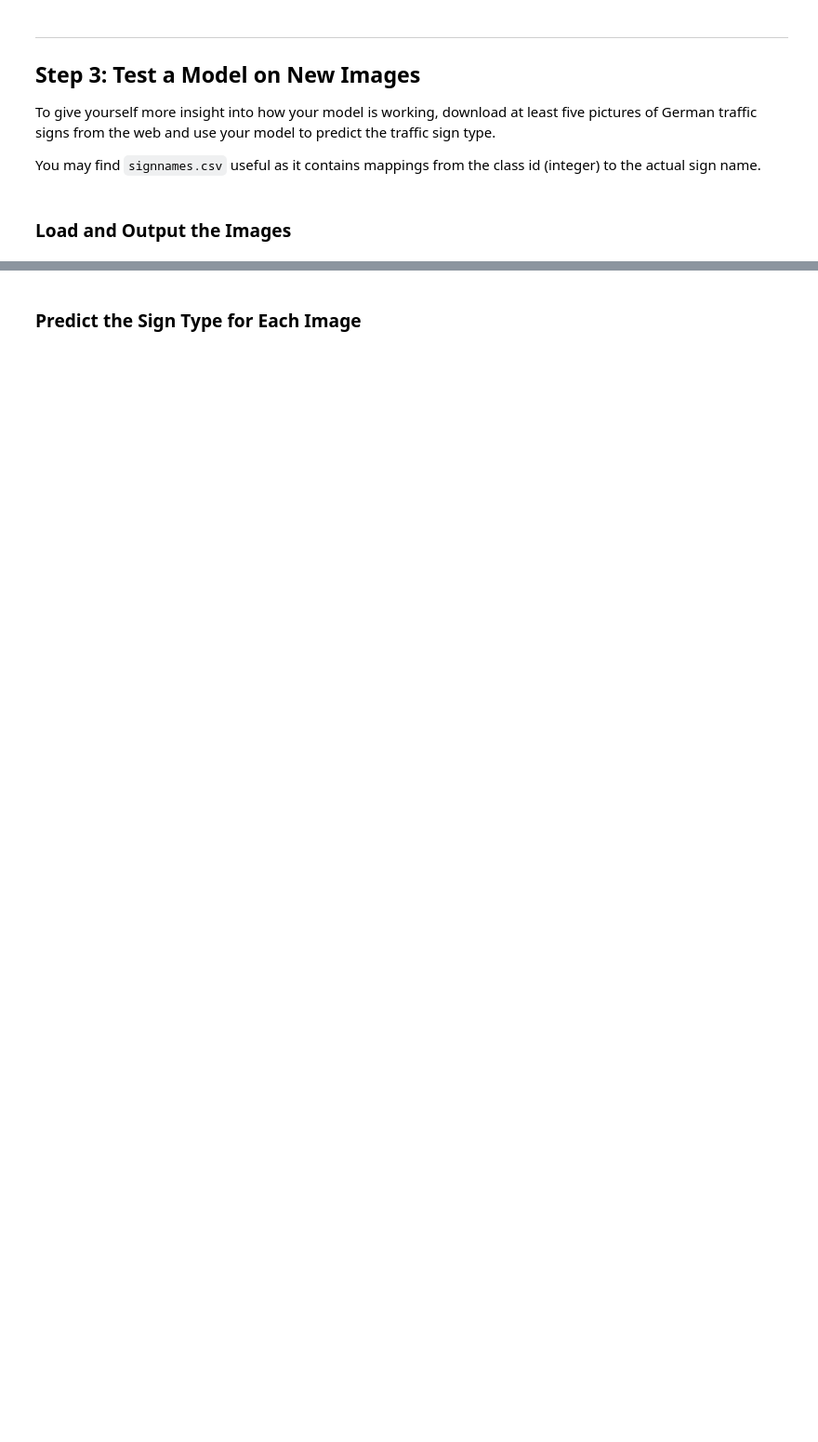
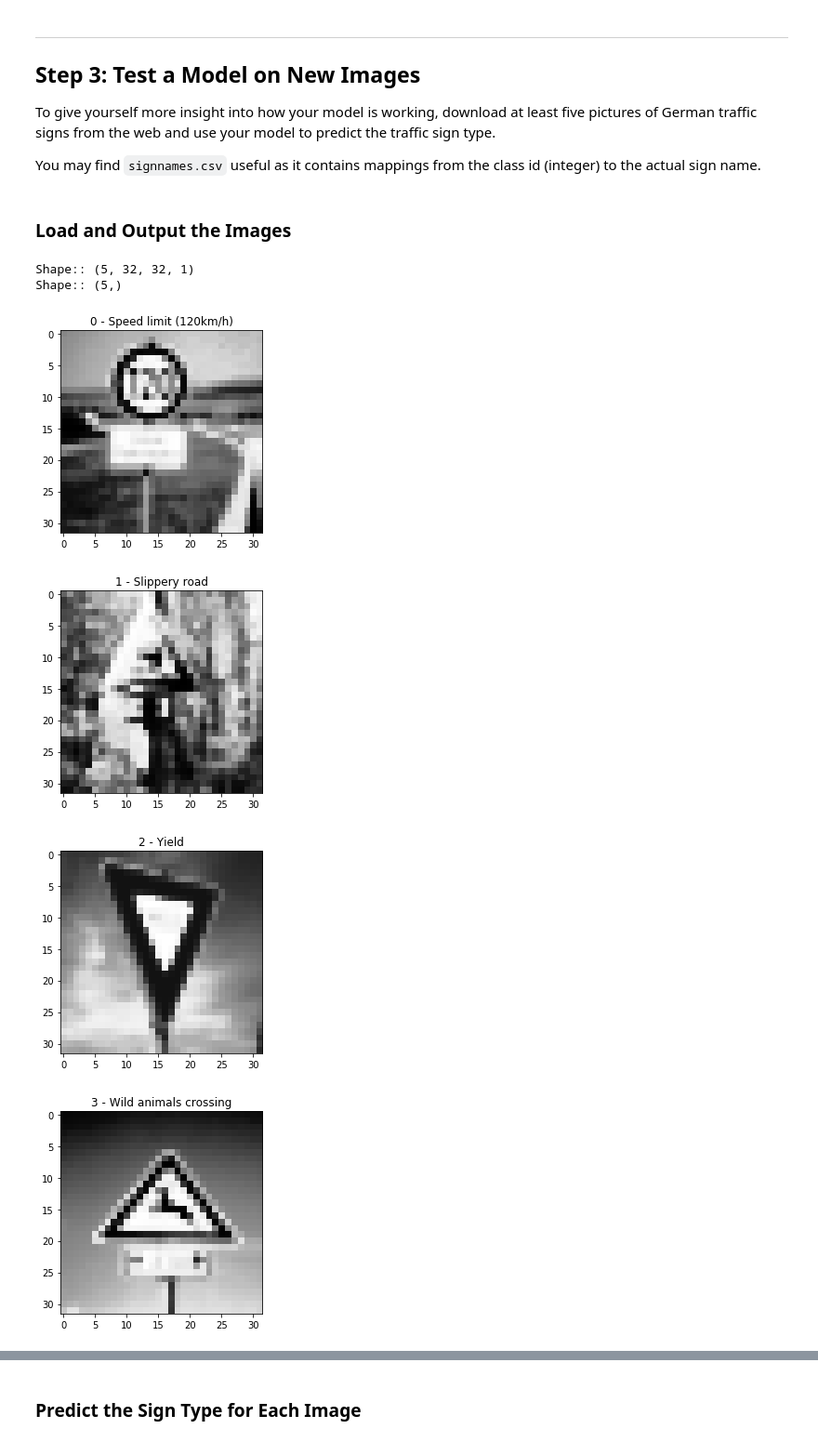
Before and after one commit to moomou/CarND-Traffic-Sign-Classifier-Project, a Jupyter notebook: Traffic_Sign_Classifier.ipynb, the cells around one changed output, grey strips where cells are left out. Shown at 93% size. Saved outputs shown, nothing was run; the diff lists cells and outputs as text; code cells hidden in the pictures; blank space fills up the shorter version.

```diff
--- a/Traffic_Sign_Classifier.ipynb
+++ b/Traffic_Sign_Classifier.ipynb
@@ -283,0 +279,16 @@ for img in os.listdir(EXTRA_IMG_DIR):
+# %%
+from script.eval import _extra_img
+X, y = _extra_img()
+# %% [output]
+Shape:: (5, 32, 32, 1)
+Shape:: (5,)
+# %%
+for i in range(X.shape[0]):
+    plt.figure()
+    plt.title('%s - %s' % (i, num2sign[y[i]]))
+    imshow(X[i])
+# %% [output]
+[figure, added]
+[figure, added]
+[figure, added]
+[figure, added]
```
Also changed, not shown: parts of 25 cells of this notebook, 4 other files.
